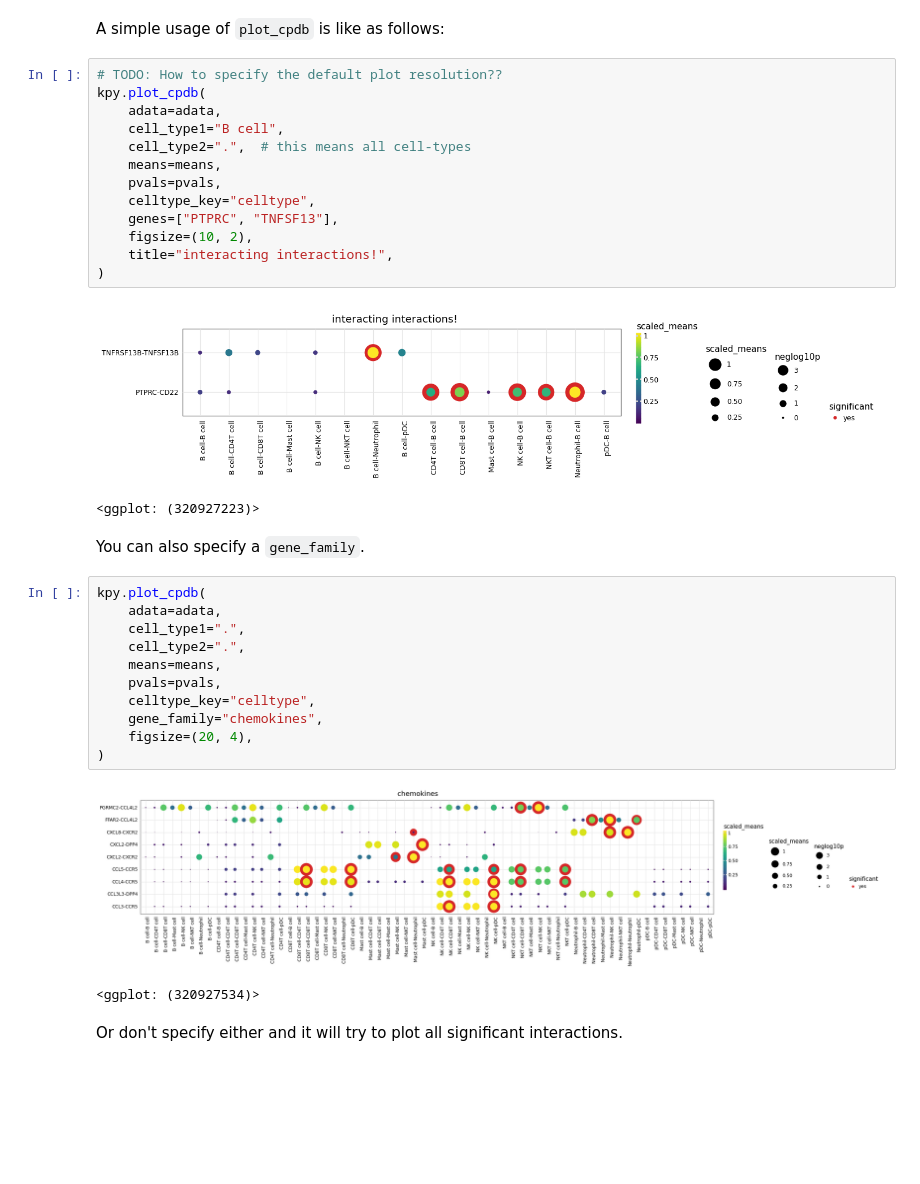
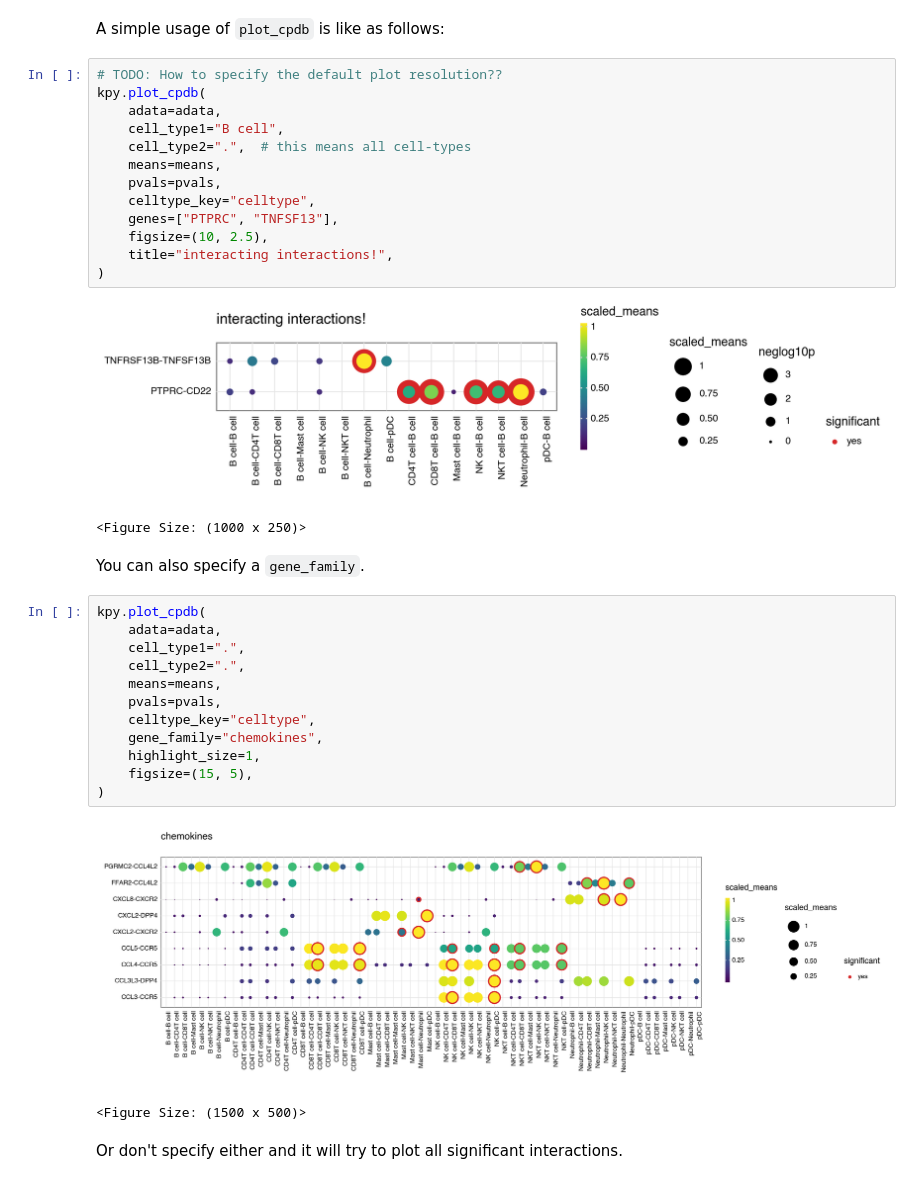
Before and after one commit to zktuong/ktplotspy, a Jupyter notebook: docs/notebooks/tutorial.ipynb, the cells around one changed output. Drawn from its saved outputs; the diff is of its cells as text; blank space fills up the shorter version.

```diff
--- a/docs/notebooks/tutorial.ipynb
+++ b/docs/notebooks/tutorial.ipynb
@@ -67,19 +69,19 @@ A simple usage of `plot_cpdb` is like as follows:
 # %%
 # TODO: How to specify the default plot resolution??
 kpy.plot_cpdb(
     adata=adata,
     cell_type1="B cell",
     cell_type2=".",  # this means all cell-types
     means=means,
     pvals=pvals,
     celltype_key="celltype",
     genes=["PTPRC", "TNFSF13"],
-    figsize=(10, 2),
+    figsize=(10, 2.5),
     title="interacting interactions!",
 )
 # %% [output]
-[figure, old version]
+[figure, new version]
-<ggplot: (320927223)>
+<Figure Size: (1000 x 250)>
 # %% [markdown]
 You can also specify a `gene_family`.
 # %%
@@ -91,11 +93,12 @@ kpy.plot_cpdb(
     pvals=pvals,
     celltype_key="celltype",
     gene_family="chemokines",
-    figsize=(20, 4),
+    highlight_size=1,
+    figsize=(15, 5),
 )
 # %% [output]
-[figure, old version]
+[figure, new version]
-<ggplot: (320927534)>
+<Figure Size: (1500 x 500)>
 # %% [markdown]
 Or don't specify either and it will try to plot all significant interactions.
 # %%
```
Also changed, not shown: parts of 12 cells of this notebook, 22 other files.
